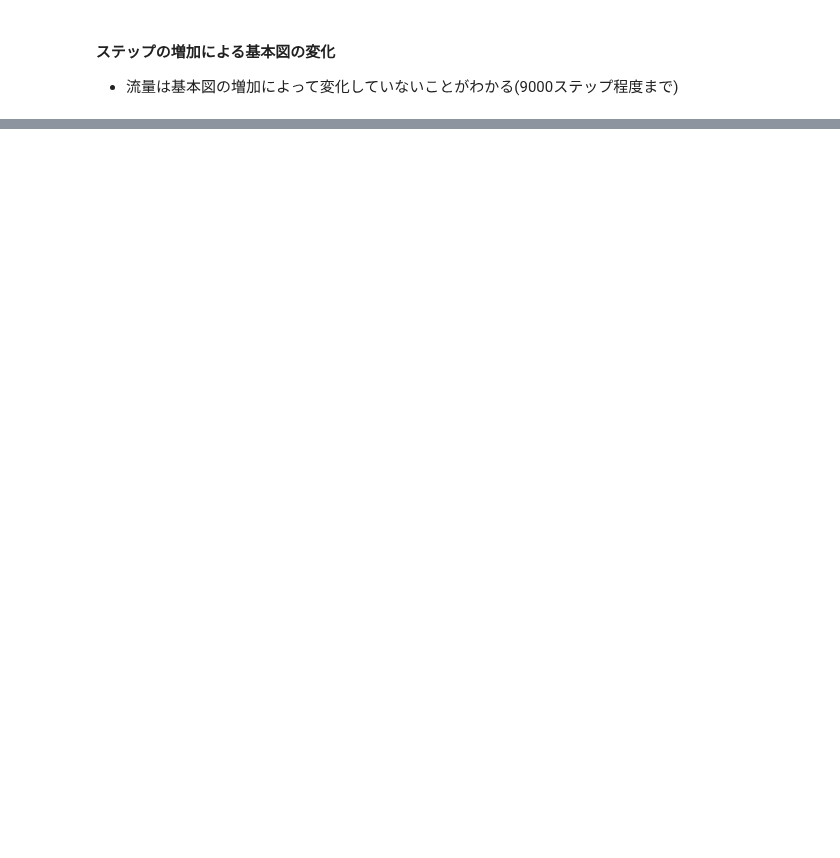
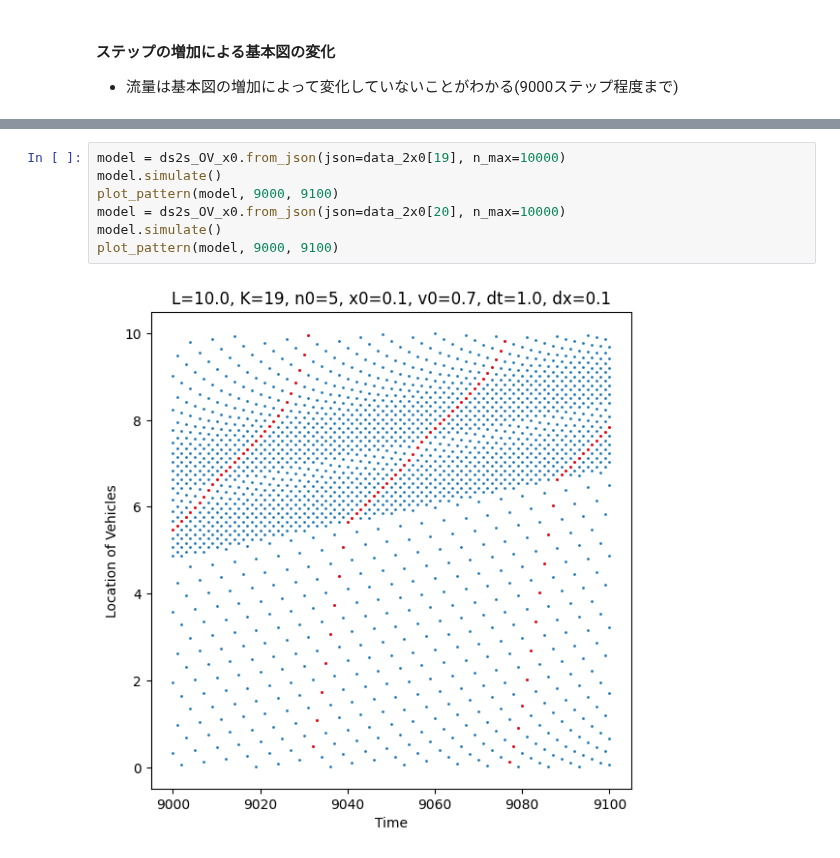
Before and after one commit to tt6-mzn/s2s-OV-model, a Jupyter notebook: ds2s-OV/013.ipynb, the cells around one changed output, grey strips where cells are left out. Saved outputs shown, nothing was run; the diff lists cells and outputs as text; blank space fills up the shorter version.

```diff
--- a/ds2s-OV/013.ipynb
+++ b/ds2s-OV/013.ipynb
@@ -114,0 +171,9 @@ plot_pattern(model, 9000, 9100)
+# %%
+model = ds2s_OV_x0.from_json(json=data_2x0[19], n_max=10000)
+model.simulate()
+plot_pattern(model, 9000, 9100)
+model = ds2s_OV_x0.from_json(json=data_2x0[20], n_max=10000)
+model.simulate()
+plot_pattern(model, 9000, 9100)
+# %% [output]
+[figure, added]
```
Also changed, not shown: parts of 15 cells of this notebook, 2 other files.
